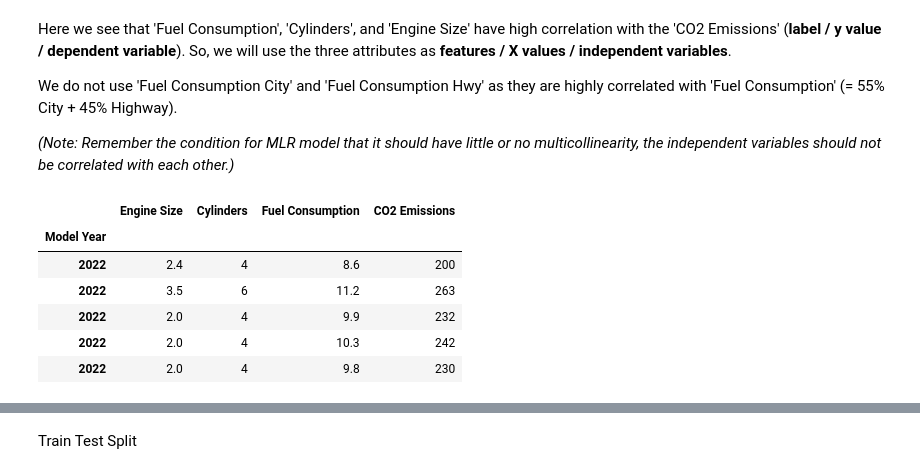
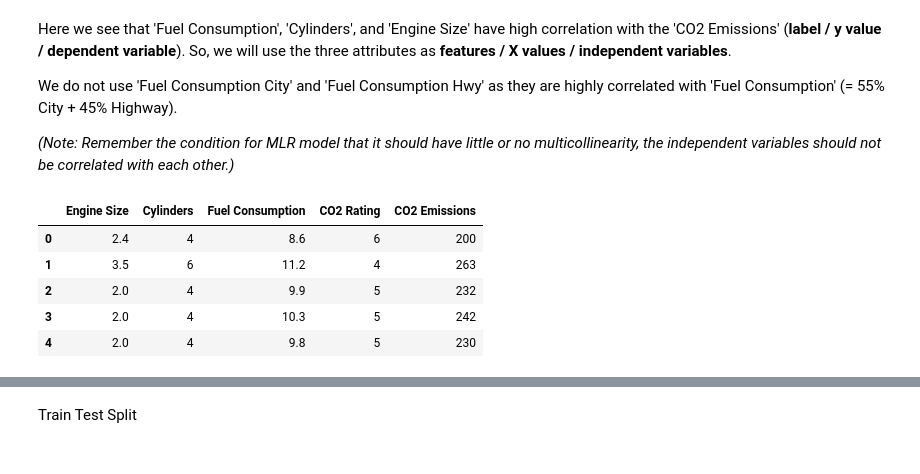
Before and after one commit to skills-cogrammar/C7-Lecture-Backpack, a Jupyter notebook: 3 - Data Science (DS)/Week 08/7 - Sunday/Tutorial/MultipleLinearRegression.ipynb, the cells around one changed output, grey strips where cells are left out. Drawn from its saved outputs; the diff is of its cells as text; code cells hidden in the pictures.

```diff
--- a/3 - Data Science (DS)/Week 08/7 - Sunday/Tutorial/MultipleLinearRegression.ipynb
+++ b/3 - Data Science (DS)/Week 08/7 - Sunday/Tutorial/MultipleLinearRegression.ipynb
@@ -47,6 +47,6 @@ from sklearn.metrics import mean_squared_error, mean_absolute_error, r2_score
 # %% [markdown]
 ## Load the data
 # %%
-df = pd.read_csv('Fuel_Consumption_Ratings.csv', index_col=0)
+df = pd.read_csv('Fuel_Consumption_Ratings.csv')
 df
 # %% [output]
@@ -102,3 +102,6 @@ CO2 Emissions                False
 CO2 Rating                   False
 Smog Rating                  False
 dtype: bool
+# %%
+object_columns = df.select_dtypes(["object"]).columns
+object_columns
@@ -105,3 +114,6 @@ dtype: bool
+# %%
+df.drop(object_columns, axis=1, inplace=True)
+df.drop('Model Year', axis=1, inplace=True)
 # %%
 plt.figure(figsize=(10,10))
 sns.heatmap(df.corr(),annot=True,cmap='YlGnBu')
@@ -124,16 +136,15 @@ We do not use 'Fuel Consumption City' and 'Fuel Consumption Hwy' as they are hig
 
 *(Note: Remember the condition for MLR model that it should have little or no multicollinearity, the independent variables should not be correlated with each other.)*
 # %%
-df_attr = df[['Engine Size','Cylinders','Fuel Consumption', 'CO2 Emissions']]
+df_attr = df[['Engine Size','Cylinders','Fuel Consumption', 'CO2 Rating', 'CO2 Emissions']]
 df_attr.head()
 # %% [output]
-|  | Engine Size | Cylinders | Fuel Consumption | CO2 Emissions |
-| Model Year |  |  |  |  |
-| 2022 | 2.4 | 4 | 8.6 | 200 |
-| 2022 | 3.5 | 6 | 11.2 | 263 |
-| 2022 | 2.0 | 4 | 9.9 | 232 |
-| 2022 | 2.0 | 4 | 10.3 | 242 |
-| 2022 | 2.0 | 4 | 9.8 | 230 |
+|  | Engine Size | Cylinders | Fuel Consumption | CO2 Rating | CO2 Emissions |
+| 0 | 2.4 | 4 | 8.6 | 6 | 200 |
+| 1 | 3.5 | 6 | 11.2 | 4 | 263 |
+| 2 | 2.0 | 4 | 9.9 | 5 | 232 |
+| 3 | 2.0 | 4 | 10.3 | 5 | 242 |
+| 4 | 2.0 | 4 | 9.8 | 5 | 230 |
 # %%
 sns.heatmap(df_attr.corr(),annot=True,cmap='YlGnBu')
 # %% [output]
```
Also changed, not shown: parts of 20 cells of this notebook, 4 other files.
